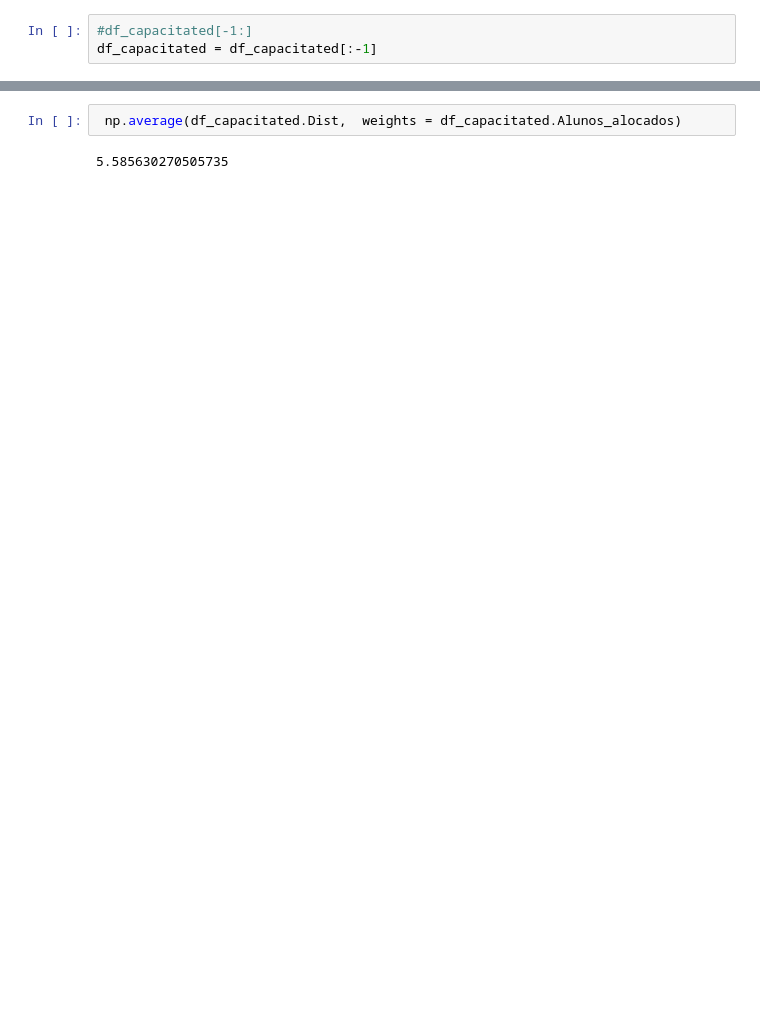
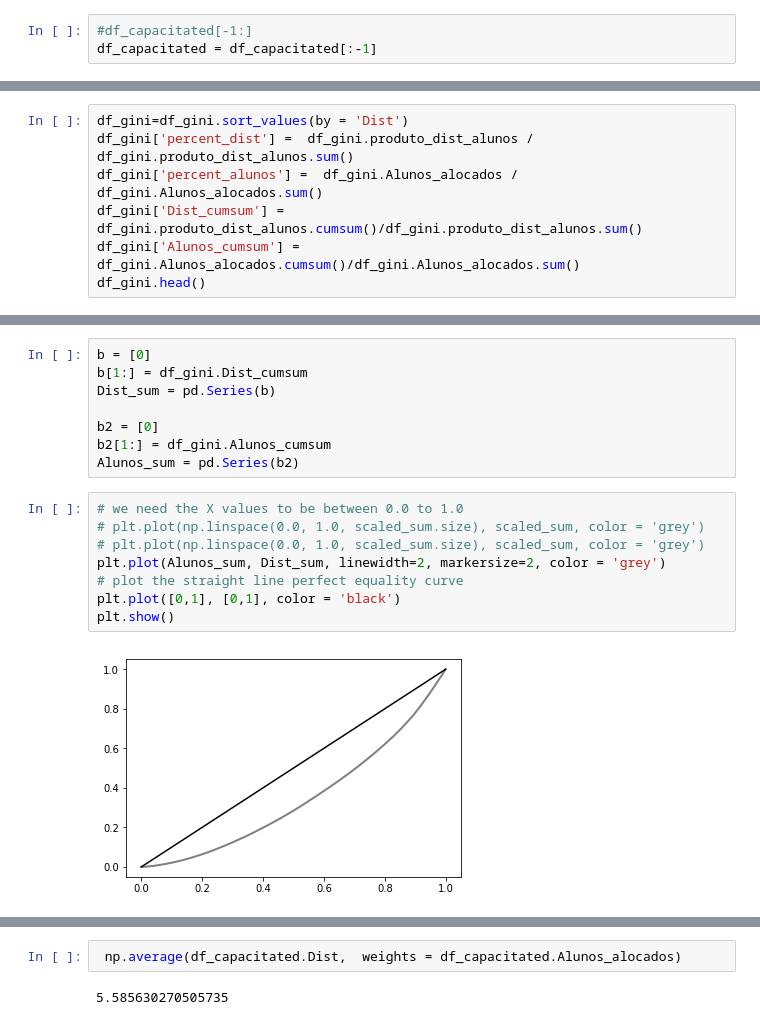
Before and after one commit to joaodolobo/Gini_coefficients, a Jupyter notebook: Gini_coefficients.ipynb, the cells around one changed output, grey strips where cells are left out. Cells and saved outputs as stored; diff of their text form; blank space fills up the shorter version.

```diff
--- a/Gini_coefficients.ipynb
+++ b/Gini_coefficients.ipynb
@@ -35,0 +43,7 @@ df_capacitated.head()
+# %%
+df_gini=df_gini.sort_values(by = 'Dist')
+df_gini['percent_dist'] =  df_gini.produto_dist_alunos / df_gini.produto_dist_alunos.sum()
+df_gini['percent_alunos'] =  df_gini.Alunos_alocados / df_gini.Alunos_alocados.sum()
+df_gini['Dist_cumsum'] = df_gini.produto_dist_alunos.cumsum()/df_gini.produto_dist_alunos.sum()
+df_gini['Alunos_cumsum'] = df_gini.Alunos_alocados.cumsum()/df_gini.Alunos_alocados.sum()
+df_gini.head()
@@ -35,0 +57,18 @@ df_capacitated.head()
+# %%
+b = [0]
+b[1:] = df_gini.Dist_cumsum
+Dist_sum = pd.Series(b)
+
+b2 = [0]
+b2[1:] = df_gini.Alunos_cumsum
+Alunos_sum = pd.Series(b2)
+# %%
+# we need the X values to be between 0.0 to 1.0
+# plt.plot(np.linspace(0.0, 1.0, scaled_sum.size), scaled_sum, color = 'grey')
+# plt.plot(np.linspace(0.0, 1.0, scaled_sum.size), scaled_sum, color = 'grey')
+plt.plot(Alunos_sum, Dist_sum, linewidth=2, markersize=2, color = 'grey')
+# plot the straight line perfect equality curve
+plt.plot([0,1], [0,1], color = 'black')
+plt.show()
+# %% [output]
+[figure, added]
```
Also changed, not shown: parts of 14 cells of this notebook.
